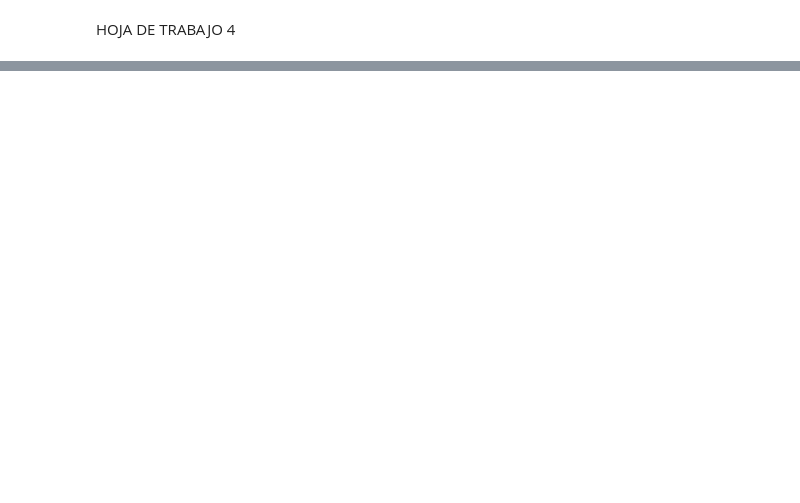
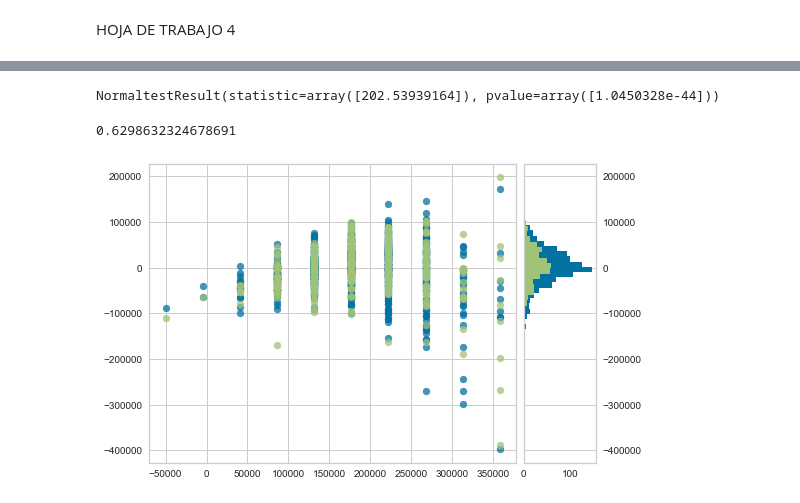
Before and after one commit to gabrielquirozz/HDT4MD, a Jupyter notebook: hdt4.ipynb, the cells around one changed output, grey strips where cells are left out. Drawn from its saved outputs; the diff is of its cells as text; code cells hidden in the pictures; blank space fills up the shorter version.

```diff
--- a/hdt4.ipynb
+++ b/hdt4.ipynb
@@ -40,0 +112,14 @@ X_train, X_test,y_train, y_test = train_test_split(X, y,test_size=0.3,train_size
+# %%
+# %%
+normaltest(residuales)
+# %% [output]
+NormaltestResult(statistic=array([202.53939164]), pvalue=array([1.0450328e-44]))
+# %%
+# %%
+model = Ridge()
+visualizer = ResidualsPlot(model)
+visualizer.fit(p_width,p_length)
+visualizer.score(p_width_t,p_length_t)
+# %% [output]
+0.6298632324678691
+[figure, added]
```
Also changed, not shown: parts of 9 cells of this notebook.
